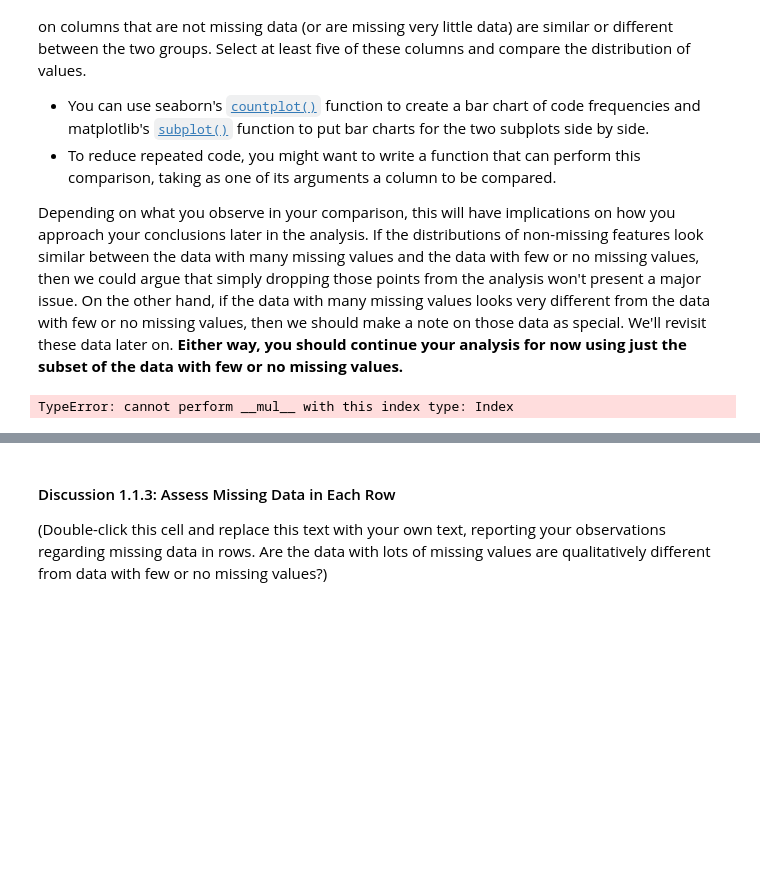
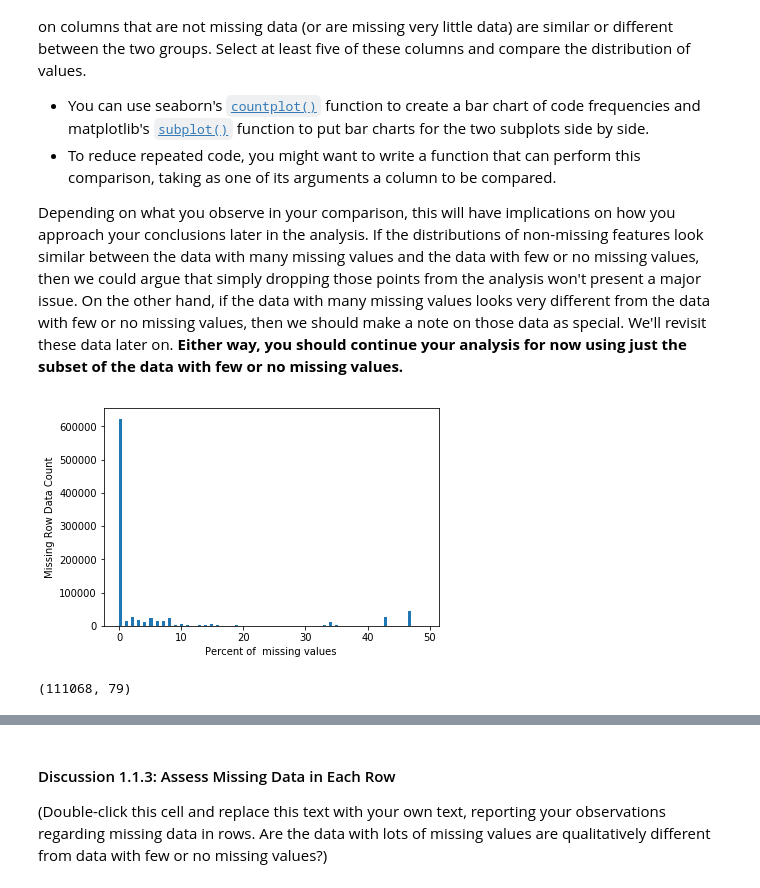
Before and after one commit to sjohnp2112/Identify-Custemer-Segments, a Jupyter notebook: Identify_Customer_Segments_sphelps.ipynb, the cells around one changed output, grey strips where cells are left out. Saved outputs shown, nothing was run; the diff lists cells and outputs as text; code cells hidden in the pictures; blank space fills up the shorter version.

```diff
--- a/Identify_Customer_Segments_sphelps.ipynb
+++ b/Identify_Customer_Segments_sphelps.ipynb
@@ -287,18 +272,13 @@ Depending on what you observe in your comparison, this will have implications on
 # %%
 # How much data is missing in each row of the dataset?
 
 row_total = azdias_cleaned_df.isnull().sum(axis=1)
-row_total = row_total[row_total > 0]/len(azdias_cleaned_df.columns * 100)
-row_total.sort_values(inplace=True)
-
-
 plt.hist(row_total, bins=100)
 plt.xlabel('Percent of  missing values')
 plt.ylabel('Missing Row Data Count')
-
 plt.show()
 # %% [output]
-TypeError: cannot perform __mul__ with this index type: Index
+[figure, added]
 # %%
 # Write code to divide the data into two subsets based on the number of missing
 # values in each row.
@@ -306,14 +286,20 @@ TypeError: cannot perform __mul__ with this index type: Index
 row_total_count = azdias_cleaned_df.isnull().sum(axis=1)
 row_total_count.sort_values(ascending=False)
 
-# find the min, max value
+# # find the min, max value
 max(row_total_count)
-# 49 values missing
+# # 49 values missing
 
 min(row_total_count)
-# 0 values missing
+# # 0 values missing
 
-subset_1 = azdias_cleaned_df[azdias_cleaned_df.isnull().sum(axis=1) <= 25]
-subset_2 = azdias_cleaned_df[azdias_cleaned_df.isnull().sum(axis=1) > 25]
-row_total_count.sum()
+subset_1 = azdias_cleaned_df[row_total_count <= 10]
+# subset_1 780153 rows with missing value count less or equal to 10
+
+subset_2 = azdias_cleaned_df[row_total_count > 10]
+# subset_2 111068 rows with missing value count greater than 10
+
+subset_2.shape
+# %% [output]
+(111068, 79)
 # %%
```
Also changed, not shown: parts of 16 cells of this notebook.
